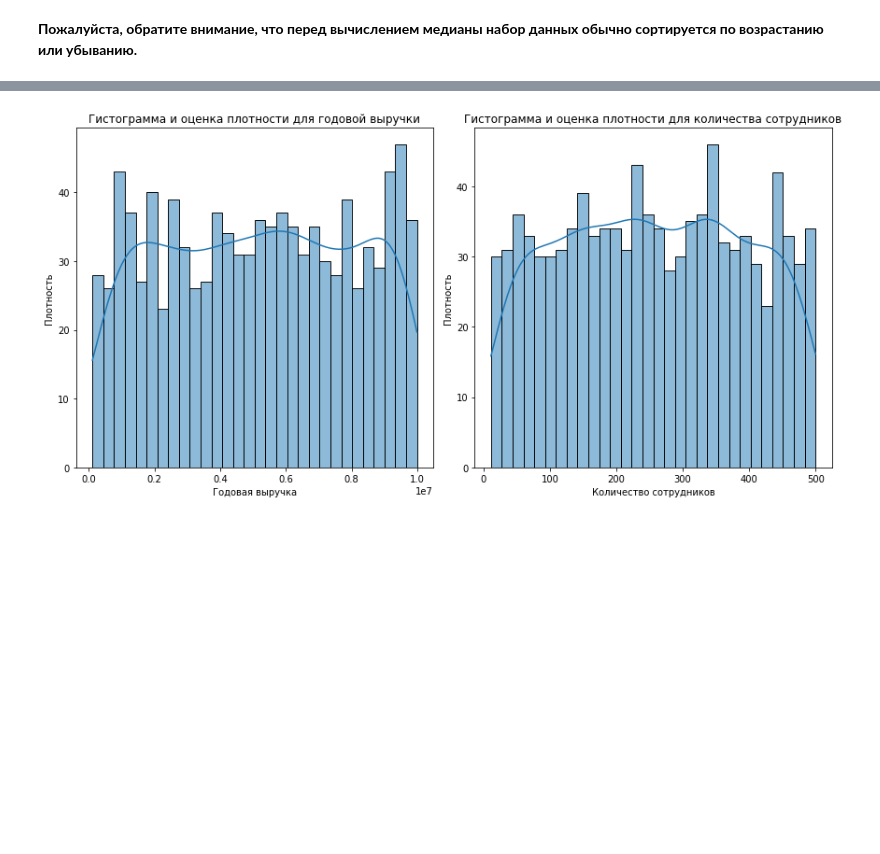
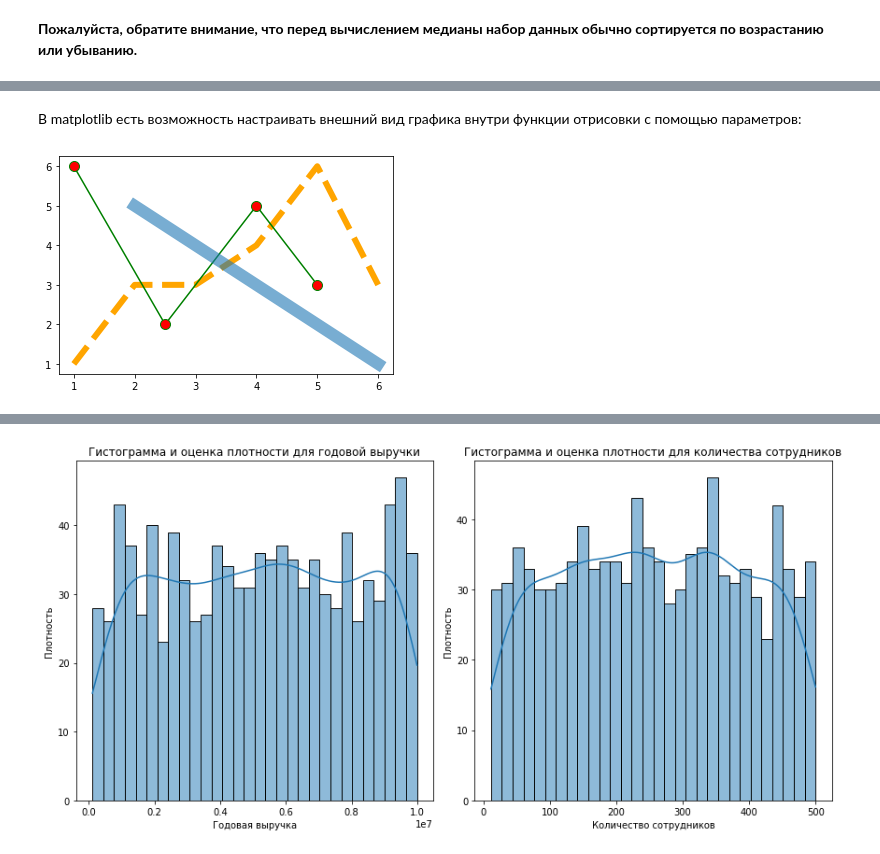
Before and after one commit to a-berezhkov/nto, a Jupyter notebook: NTO.ipynb, the cells around one changed output, grey strips where cells are left out. Drawn from its saved outputs; the diff is of its cells as text; code cells hidden in the pictures; blank space fills up the shorter version.

```diff
--- a/NTO.ipynb
+++ b/NTO.ipynb
@@ -115,0 +145,30 @@ import seaborn as sns
+# %% [markdown]
+ В matplotlib есть возможность настраивать внешний вид графика внутри функции отрисовки с помощью параметров:
+# %%
+plt.plot(
+    [1, 2, 3, 4, 5, 6],
+    [1, 3, 3, 4, 6, 3],
+    linewidth = 6,               # << Толщина линии.
+    color = 'orange',            # << Цвет линии (см. ниже).
+    linestyle = '--'             # << Тип линии: '-', '--', '-.', ':', ''.
+)
+
+plt.plot(
+    [1, 2.5, 4, 5],
+    [6, 2, 5, 3],
+    color = 'green',
+    marker = 'o',                # << Тип маркера (см. ниже).
+    markersize = 10,             # << Размер маркера.
+    markerfacecolor = 'red'      # << Цвет маркера.
+)
+
+plt.plot(
+    [2, 6],
+    [5, 1],
+    linewidth = 12,
+    alpha = 0.6                  # << Степень непрозрачности линии
+)                                # .. от 0 (прозрачная) до 1 (видимая).
+
+plt.show()
+# %% [output]
+[figure, added]
```
Also changed, not shown: parts of 34 cells of this notebook.
